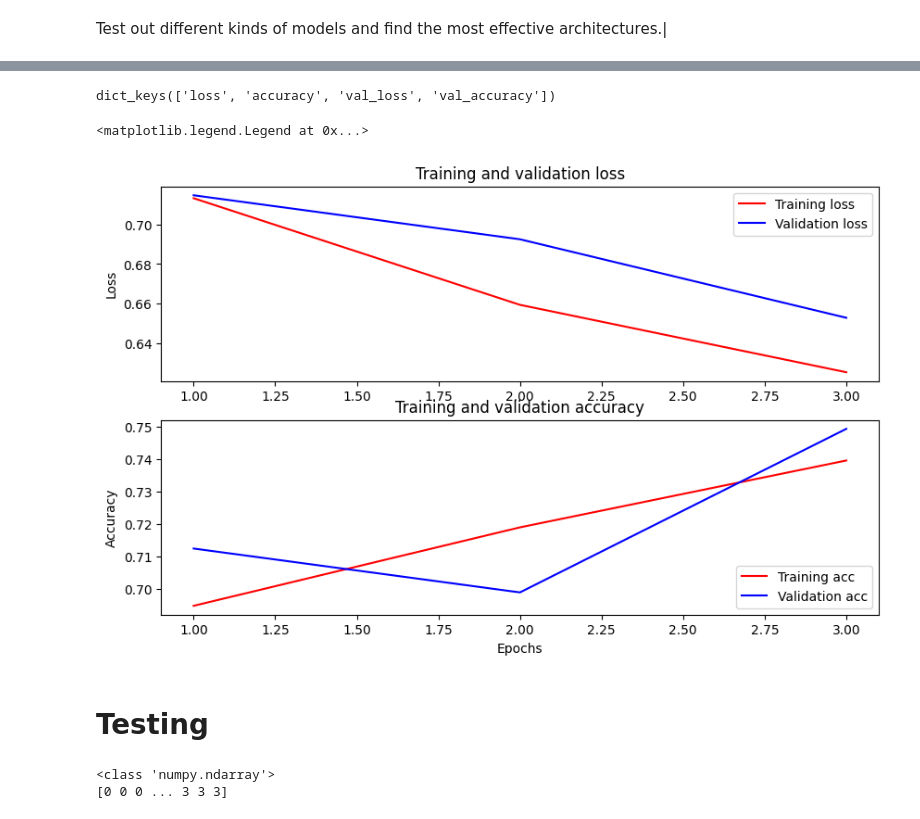
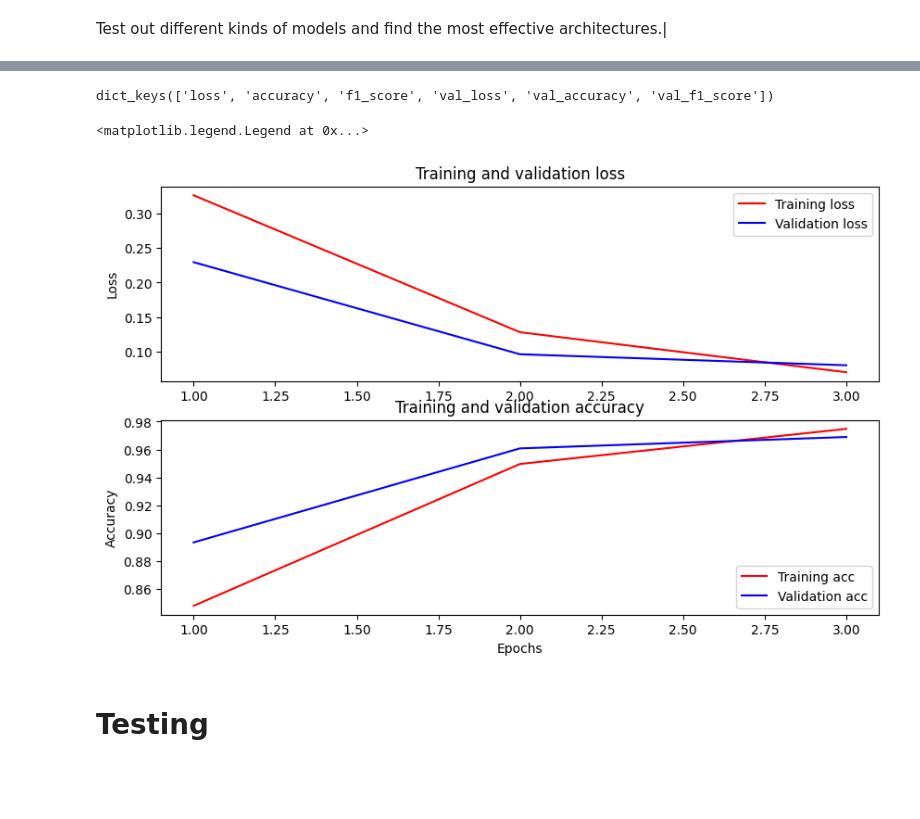
Before and after one commit to justintanyf/CS4248-Project-Group23, a Jupyter notebook: CS4248_BERT.ipynb, the cells around one changed output, grey strips where cells are left out. Cells and saved outputs as stored; diff of their text form; code cells hidden in the pictures; blank space fills up the shorter version.

Commit message:
add BERT 0.75 score

```diff
--- a/CS4248_BERT.ipynb
+++ b/CS4248_BERT.ipynb
@@ -98,8 +115,8 @@ del dataset
 # %% [markdown]
 Test out different kinds of models and find the most effective architectures.|
 # %%
-from transformers import TFAutoModel
+from transformers import TFBertModel
 
-bert = TFAutoModel.from_pretrained('bert-base-uncased')
+bert = TFBertModel.from_pretrained('bert-base-uncased')
 bert.summary()
 # %% [output]
@@ -160,11 +144,12 @@ mask = tf.keras.layers.Input(shape=(seq_len,), name='attention_mask', dtype='int
 # create embeddings from bert
 embeddings = bert.bert(input_ids, attention_mask=mask)[1]   #extracting the pooled layer of 3D tensors pulled into 2D
 
-x = tf.keras.layers.Dense(1024, activation='relu')(embeddings)
+x = tf.keras.layers.Dense(512, activation='relu')(embeddings)
+# dropout_output = tf.keras.layers.Dropout(rate=0.1)(x)
 y = tf.keras.layers.Dense(y_train.max()+1, activation='softmax', name='outputs')(x)
 # %%
 model = tf.keras.Model(inputs=[input_ids, mask], outputs=y)
-model.layers[2].trainable=False   #freeze the training of the bert layer
+# model.layers[2].trainable=False   #freeze the training of the bert layer
 model.summary()
 # %% [output]
 Model: "model"
@@ -189,9 +211,11 @@ ________________________________________________________________________________
 # loss = tf.keras.losses.CategoricalCrossentropy()
 # acc = tf.keras.metrics.CategoricalAccuracy('accuracy')
 
+#metrics=[tf.keras.metrics.F1Score(average='macro', threshold=None, name='f1_score', dtype=None)])
+
 model.compile(optimizer=tf.keras.optimizers.Adam(learning_rate=1e-5, weight_decay=1e-6),
-               loss=tf.keras.losses.CategoricalCrossentropy(),
-               metrics=[tf.keras.metrics.F1Score(average='macro', threshold=None, name='f1_score', dtype=None)])
+               loss=tf.keras.losses.BinaryCrossentropy(),
+               metrics=[tf.keras.metrics.BinaryAccuracy('accuracy'), tf.keras.metrics.F1Score(average='macro', threshold=None, name='f1_score', dtype=None) ])
 # %%
 history = model.fit(
     train_ds,
@@ -211,37 +238,37 @@ model.save('BERT_Model')
 import matplotlib.pyplot as plt
 history_dict = history.history
 print(history_dict.keys())
 
-acc = history_dict['accuracy']
-val_acc = history_dict['val_accuracy']
+acc = history_dict['f1_score']
+val_acc = history_dict['val_f1_score']
 loss = history_dict['loss']
 val_loss = history_dict['val_loss']
 
 epochs = range(1, len(acc) + 1)
 fig = plt.figure(figsize=(10, 6))
 fig.tight_layout()
 
 plt.subplot(2, 1, 1)
 # r is for "solid red line"
 plt.plot(epochs, loss, 'r', label='Training loss')
 # b is for "solid blue line"
 plt.plot(epochs, val_loss, 'b', label='Validation loss')
 plt.title('Training and validation loss')
 # plt.xlabel('Epochs')
 plt.ylabel('Loss')
 plt.legend()
 
 plt.subplot(2, 1, 2)
 plt.plot(epochs, acc, 'r', label='Training acc')
 plt.plot(epochs, val_acc, 'b', label='Validation acc')
 plt.title('Training and validation accuracy')
 plt.xlabel('Epochs')
 plt.ylabel('Accuracy')
 plt.legend(loc='lower right')
 # %% [output]
-dict_keys(['loss', 'accuracy', 'val_loss', 'val_accuracy'])
+dict_keys(['loss', 'accuracy', 'f1_score', 'val_loss', 'val_accuracy', 'val_f1_score'])
 <matplotlib.legend.Legend at 0x...>
-[figure, old version]
+[figure, new version]
 # %% [markdown]
 # Testing
 # %%
@@ -255,11 +282,3 @@ def preprocess_text(text):
         'input_ids': tf.cast(tokens['input_ids'], tf.float64),
         'attention_mask': tf.cast(tokens['attention_mask'], tf.float64)
     }
-# %%
-for text in test.iloc[:, 1]:
-    test = preprocess_text(text)
-    probs = model.predict(test)
-    y_pred = np.array(np.argmax(probs[0]))
-# %% [output]
-<class 'numpy.ndarray'>
-[0 0 0 ... 3 3 3]
```
Also changed, not shown: parts of 31 cells of this notebook.
